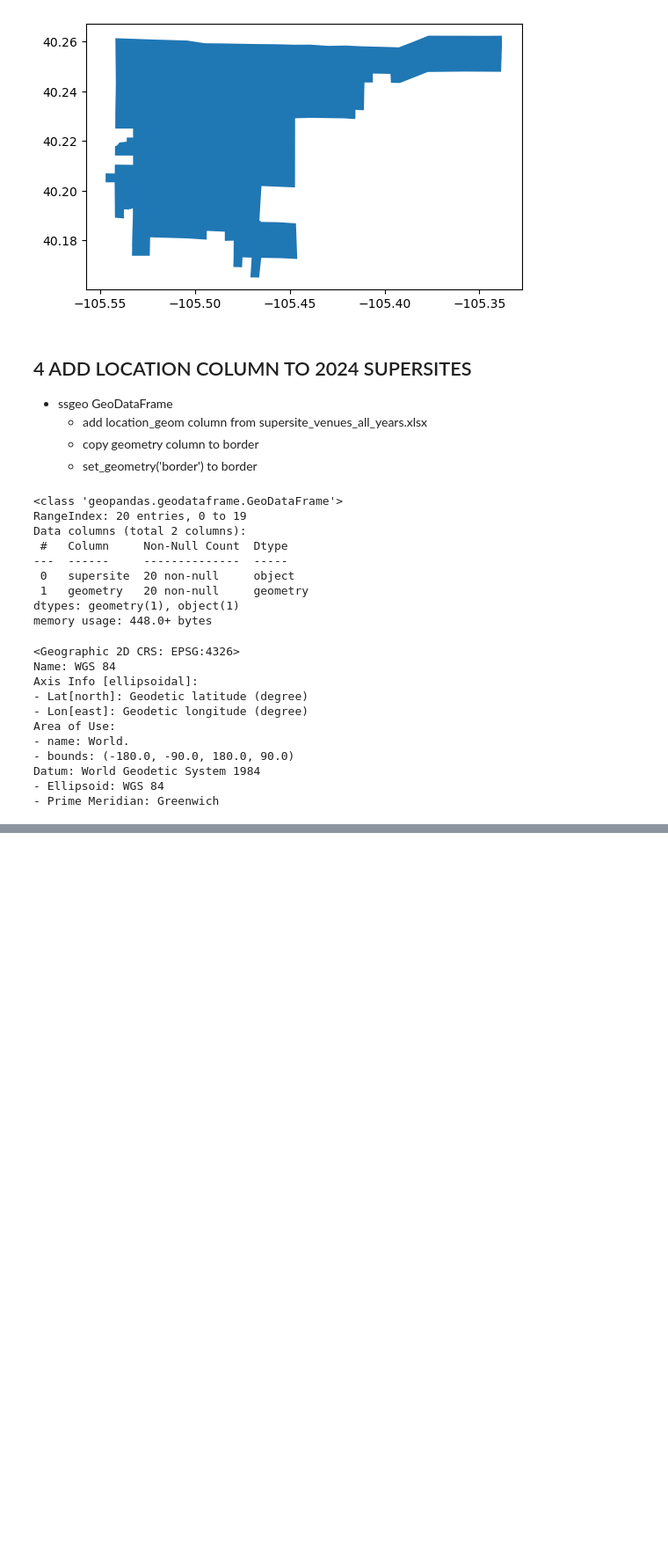
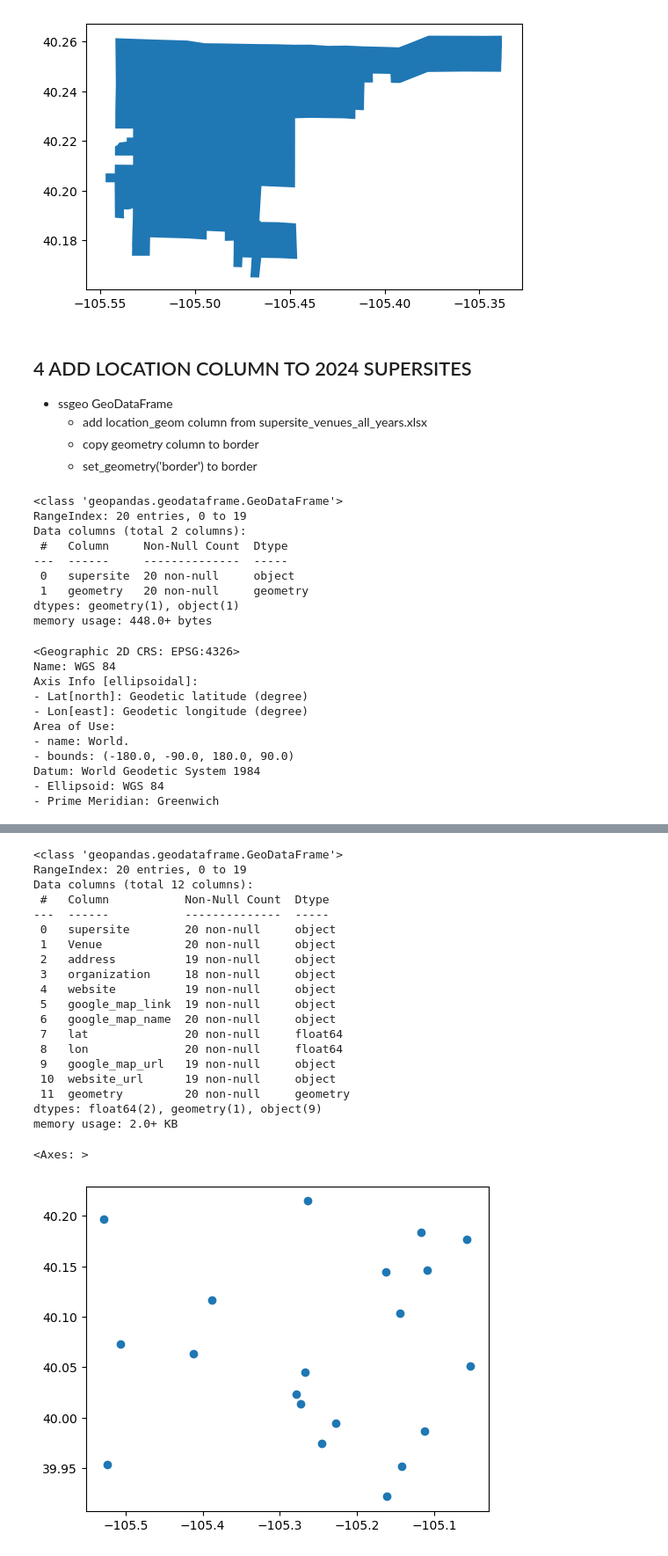
Before and after one commit to bnorikane/supersiteDB, a Jupyter notebook: supersite_pct_geom.ipynb, the cells around one changed output, grey strips where cells are left out. Shown at 88% size. Drawn from its saved outputs; the diff is of its cells as text; code cells hidden in the pictures; blank space fills up the shorter version.

```diff
--- a/supersite_pct_geom.ipynb
+++ b/supersite_pct_geom.ipynb
@@ -444,0 +470,27 @@ TypeError: Input must be valid geometry objects: POINT (-105.5279141785934 40.19
+# %%
+ss2024gdf = gpd.read_file('data/supersites_geom_2024.geojson', driver='GeoJSON')
+
+ss2024gdf.info()
+ss2024gdf.plot()
+# %% [output]
+<class 'geopandas.geodataframe.GeoDataFrame'>
+RangeIndex: 20 entries, 0 to 19
+Data columns (total 12 columns):
+ #   Column           Non-Null Count  Dtype
+---  ------           --------------  -----
+ 0   supersite        20 non-null     object
+ 1   Venue            20 non-null     object
+ 2   address          19 non-null     object
+ 3   organization     18 non-null     object
+ 4   website          19 non-null     object
+ 5   google_map_link  19 non-null     object
+ 6   google_map_name  20 non-null     object
+ 7   lat              20 non-null     float64
+ 8   lon              20 non-null     float64
+ 9   google_map_url   19 non-null     object
+ 10  website_url      19 non-null     object
+ 11  geometry         20 non-null     geometry
+dtypes: float64(2), geometry(1), object(9)
+memory usage: 2.0+ KB
+<Axes: >
+[figure, added]
```
Also changed, not shown: parts of 8 cells of this notebook.
